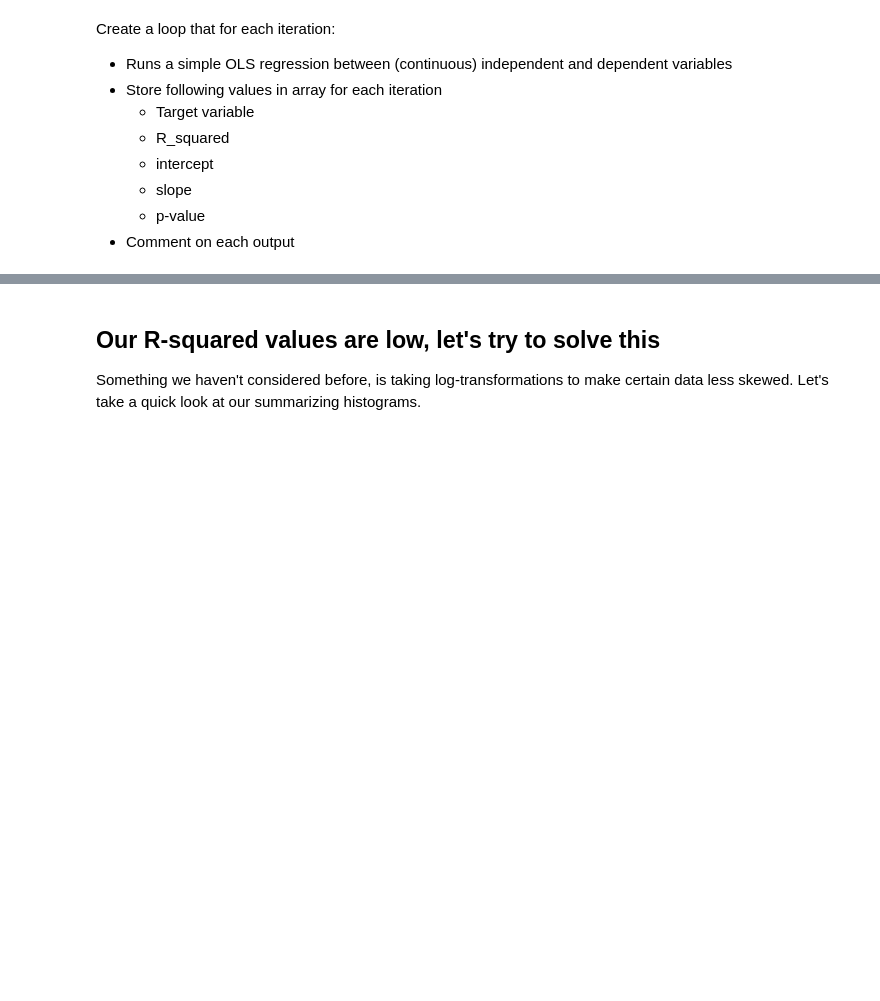
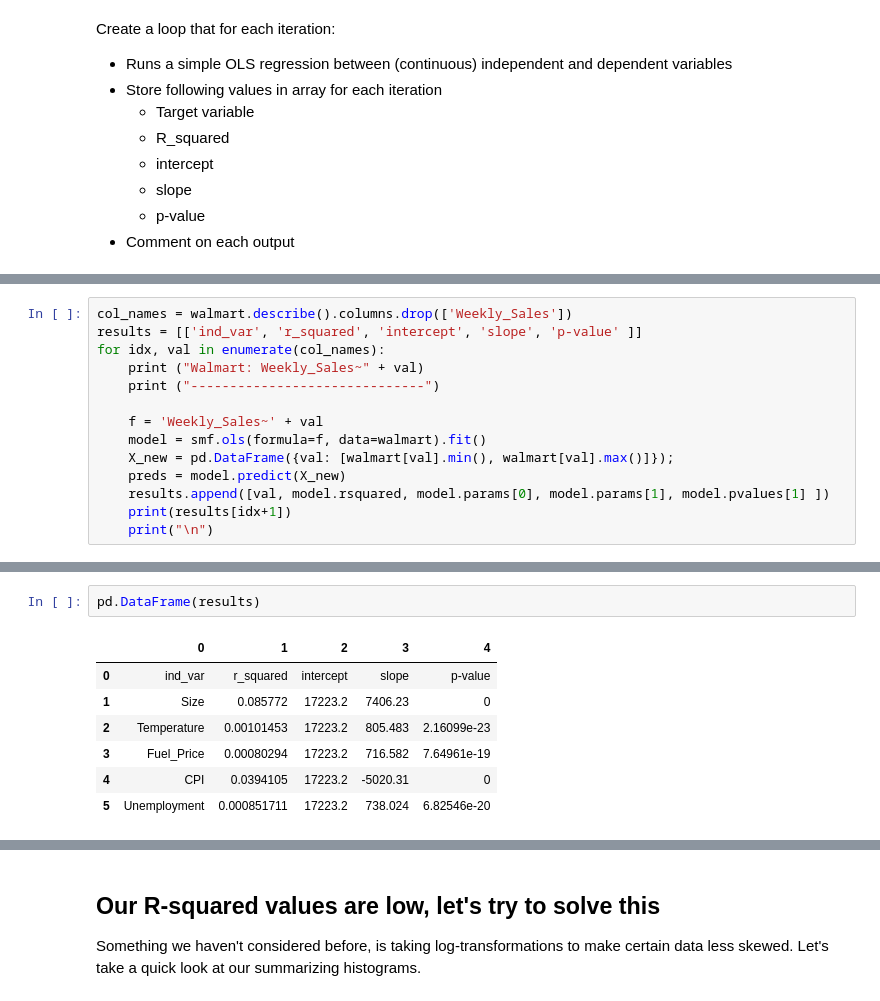
Before and after one commit to giorosati/dsc-1-12-11-modeling-our-data-lab-online-ds-pt-100118, a Jupyter notebook: index.ipynb, the cells around one changed output, grey strips where cells are left out. Saved outputs shown, nothing was run; the diff lists cells and outputs as text; blank space fills up the shorter version.

```diff
--- a/index.ipynb
+++ b/index.ipynb
@@ -153,0 +158,14 @@ Create a loop that for each iteration:
+# %%
+col_names = walmart.describe().columns.drop(['Weekly_Sales'])
+results = [['ind_var', 'r_squared', 'intercept', 'slope', 'p-value' ]]
+for idx, val in enumerate(col_names):
+    print ("Walmart: Weekly_Sales~" + val)
+    print ("------------------------------")
+
+    f = 'Weekly_Sales~' + val
+    model = smf.ols(formula=f, data=walmart).fit()
+    X_new = pd.DataFrame({val: [walmart[val].min(), walmart[val].max()]});
+    preds = model.predict(X_new)
+    results.append([val, model.rsquared, model.params[0], model.params[1], model.pvalues[1] ])
+    print(results[idx+1])
+    print("\n")
@@ -154,3 +190,13 @@ Create a loop that for each iteration:
+# %%
+pd.DataFrame(results)
+# %% [output]
+|  | 0 | 1 | 2 | 3 | 4 |
+| 0 | ind_var | r_squared | intercept | slope | p-value |
+| 1 | Size | 0.085772 | 17223.2 | 7406.23 | 0 |
+| 2 | Temperature | 0.00101453 | 17223.2 | 805.483 | 2.16099e-23 |
+| 3 | Fuel_Price | 0.00080294 | 17223.2 | 716.582 | 7.64961e-19 |
+| 4 | CPI | 0.0394105 | 17223.2 | -5020.31 | 0 |
+| 5 | Unemployment | 0.000851711 | 17223.2 | 738.024 | 6.82546e-20 |
 # %% [markdown]
 Think about your results.
 - What do the parameter estimates mean? Do they make sense?
```
Also changed, not shown: parts of 12 cells of this notebook.
